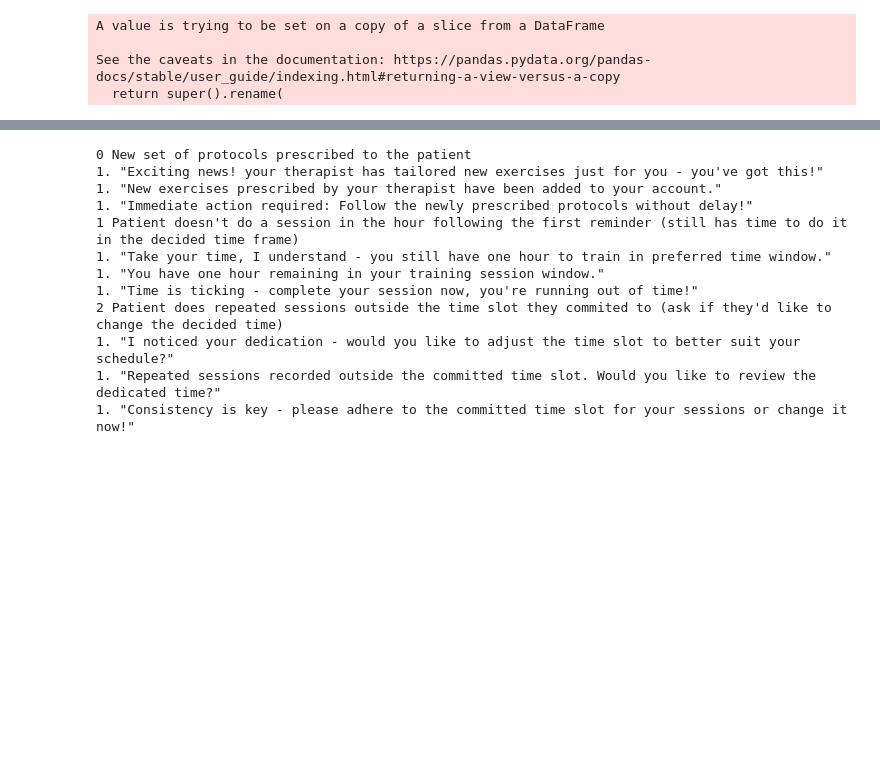
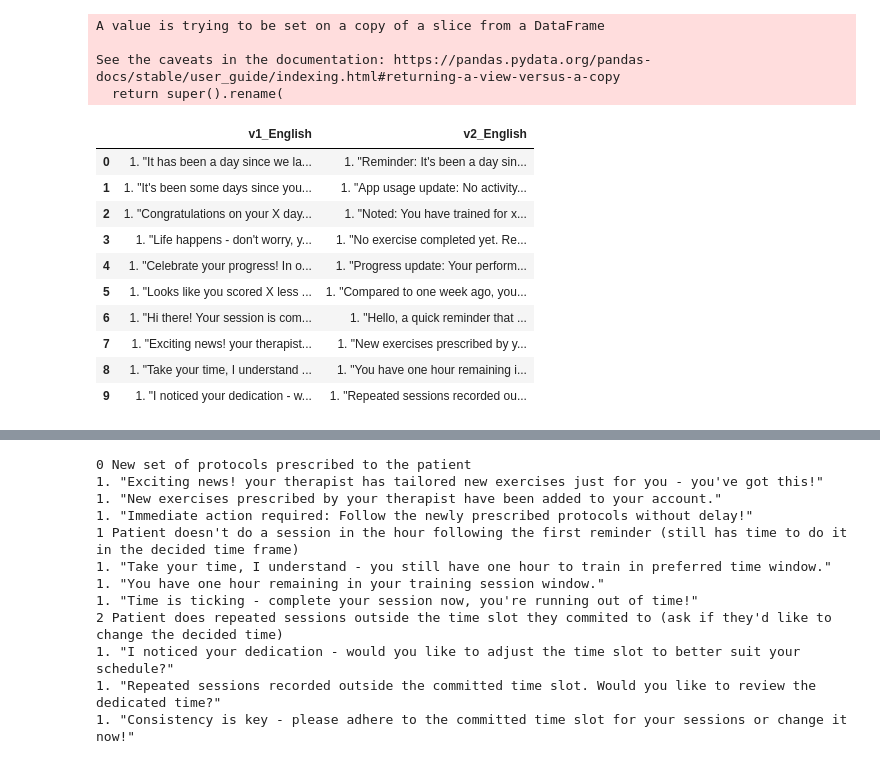
Before and after one commit to eodynedeveloper/ai-coach, a Jupyter notebook: src/test.ipynb, the cells around one changed output, grey strips where cells are left out. Saved outputs shown, nothing was run; the diff lists cells and outputs as text; code cells hidden in the pictures; blank space fills up the shorter version.

```diff
--- a/src/test.ipynb
+++ b/src/test.ipynb
@@ -309,3 +362,19 @@ See the caveats in the documentation: https://pandas.pydata.org/pandas-docs/stab
 heur.rename(columns={'Coach v1  (encouraging and empathatic)':'v1',
                       'Coach v2 (neutral) ': 'v2',
                       'Coach v3 (severe / pushy) ':'v3' }, inplace=True)
+# %%
+a = msgs.columns[1:3]
+# %%
+msgs[a]
+# %% [output]
+|  | v1_English | v2_English |
+| 0 | 1. "It has been a day since we la... | 1. "Reminder: It's been a day sin... |
+| 1 | 1. "It's been some days since you... | 1. "App usage update: No activity... |
+| 2 | 1. "Congratulations on your X day... | 1. "Noted: You have trained for x... |
+| 3 | 1. "Life happens - don't worry, y... | 1. "No exercise completed yet. Re... |
+| 4 | 1. "Celebrate your progress! In o... | 1. "Progress update: Your perform... |
+| 5 | 1. "Looks like you scored X less ... | 1. "Compared to one week ago, you... |
+| 6 | 1. "Hi there! Your session is com... | 1. "Hello, a quick reminder that ... |
+| 7 | 1. "Exciting news! your therapist... | 1. "New exercises prescribed by y... |
+| 8 | 1. "Take your time, I understand ... | 1. "You have one hour remaining i... |
+| 9 | 1. "I noticed your dedication - w... | 1. "Repeated sessions recorded ou... |
```
Also changed, not shown: parts of 14 cells of this notebook, 3 other files.
